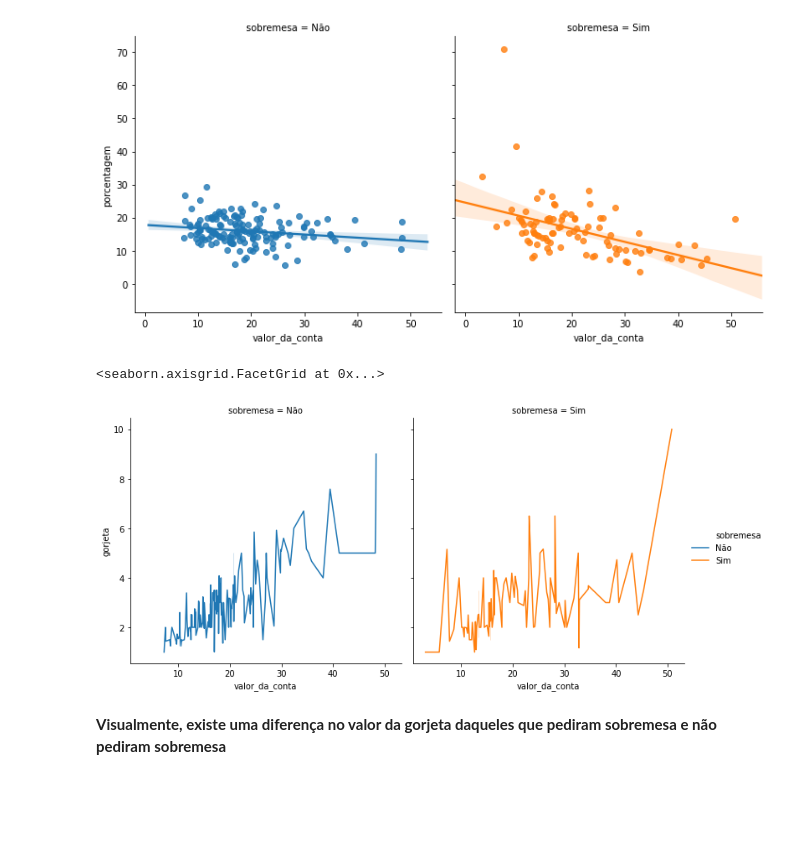
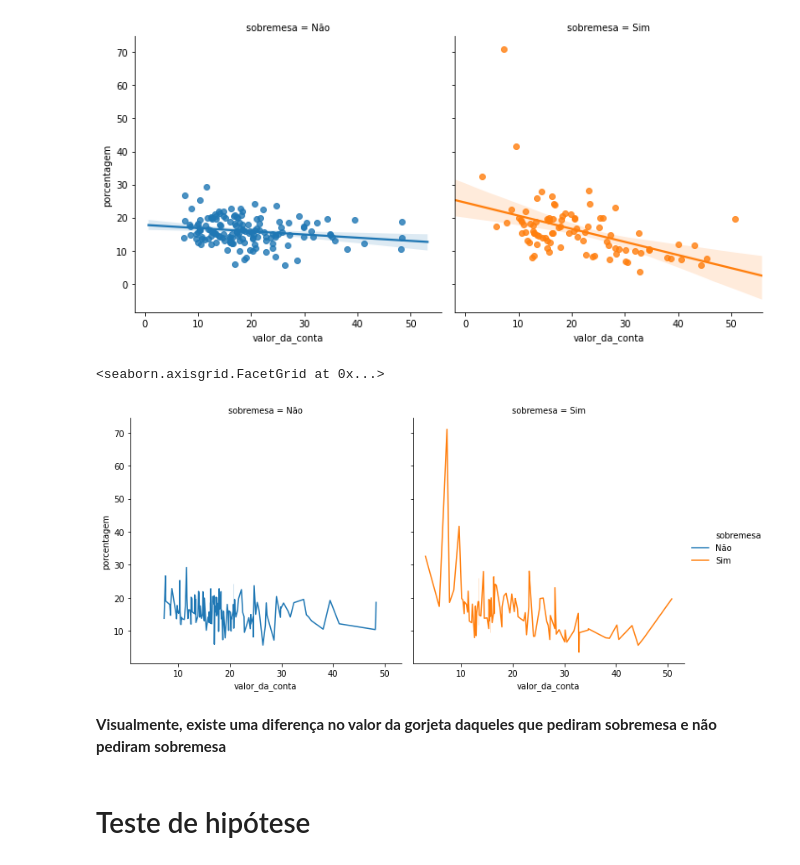
Before and after one commit to GabrielTB1/Data-Visualization-explorando-com-Seaborn, a Jupyter notebook: Data_Visualization_explorando_com_Seaborn.ipynb, the cells around one changed output. Saved outputs shown, nothing was run; the diff lists cells and outputs as text; code cells hidden in the pictures; blank space fills up the shorter version.

Commit message:
Testes de hipótese

```diff
--- a/Data_Visualization_explorando_com_Seaborn.ipynb
+++ b/Data_Visualization_explorando_com_Seaborn.ipynb
@@ -315,9 +315,11 @@ sns.lmplot(x='valor_da_conta',y='porcentagem',col='sobremesa',hue='sobremesa',da
 <seaborn.axisgrid.FacetGrid at 0x...>
 [figure]
 # %%
-sns.relplot(x='valor_da_conta',y='gorjeta', col='sobremesa',hue='sobremesa',kind='line',data=gorjetas)
+sns.relplot(x='valor_da_conta',y='porcentagem', col='sobremesa',hue='sobremesa',kind='line',data=gorjetas)
 # %% [output]
 <seaborn.axisgrid.FacetGrid at 0x...>
-[figure, old version]
+[figure, new version]
 # %% [markdown]
 **Visualmente, existe uma diferença no valor da gorjeta daqueles que pediram sobremesa e não pediram sobremesa**
+# %% [markdown]
+# Teste de hipótese
```
Also changed, not shown: parts of 7 cells of this notebook.
